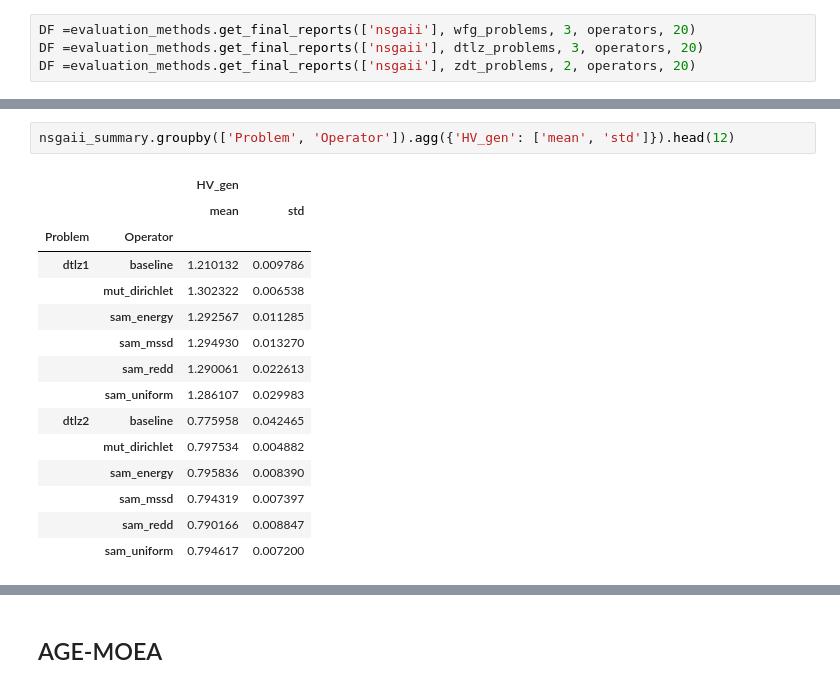
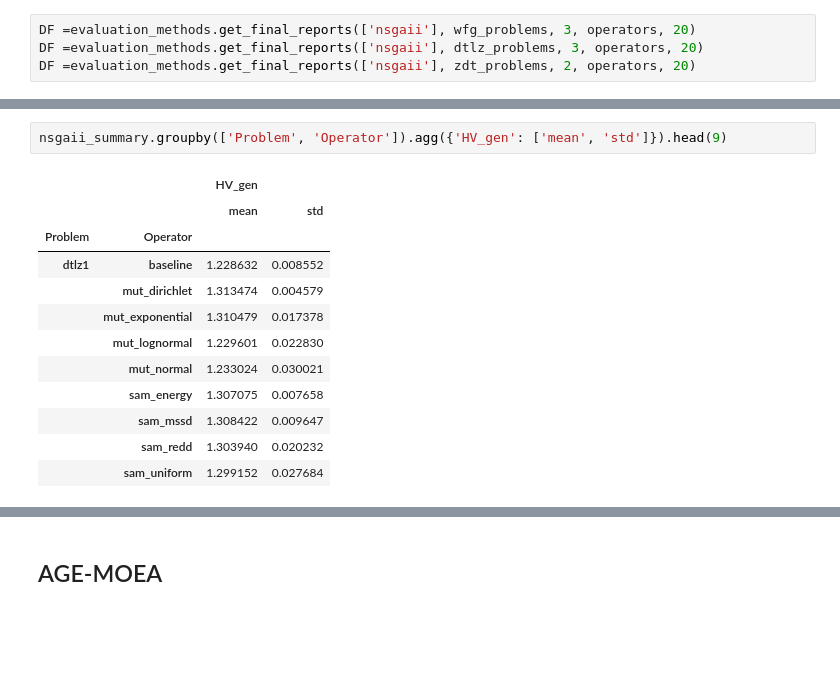
Before and after one commit to yeudiellm/MO-TEST-EA-SIMPLEX, a Jupyter notebook: test_optimize.ipynb, the cells around one changed output, grey strips where cells are left out. Saved outputs shown, nothing was run; the diff lists cells and outputs as text; blank space fills up the shorter version.

```diff
--- a/test_optimize.ipynb
+++ b/test_optimize.ipynb
@@ -45,21 +46,18 @@ nsgaii_summary
 # %%
-nsgaii_summary.groupby(['Problem', 'Operator']).agg({'HV_gen': ['mean', 'std']}).head(12)
+nsgaii_summary.groupby(['Problem', 'Operator']).agg({'HV_gen': ['mean', 'std']}).head(9)
 # %% [output]
 |  |  | HV_gen |  |
 |  |  | mean | std |
 | Problem | Operator |  |  |
-| dtlz1 | baseline | 1.210132 | 0.009786 |
-|  | mut_dirichlet | 1.302322 | 0.006538 |
-|  | sam_energy | 1.292567 | 0.011285 |
-|  | sam_mssd | 1.294930 | 0.013270 |
-|  | sam_redd | 1.290061 | 0.022613 |
-|  | sam_uniform | 1.286107 | 0.029983 |
-| dtlz2 | baseline | 0.775958 | 0.042465 |
-|  | mut_dirichlet | 0.797534 | 0.004882 |
-|  | sam_energy | 0.795836 | 0.008390 |
-|  | sam_mssd | 0.794319 | 0.007397 |
-|  | sam_redd | 0.790166 | 0.008847 |
-|  | sam_uniform | 0.794617 | 0.007200 |
+| dtlz1 | baseline | 1.228632 | 0.008552 |
+|  | mut_dirichlet | 1.313474 | 0.004579 |
+|  | mut_exponential | 1.310479 | 0.017378 |
+|  | mut_lognormal | 1.229601 | 0.022830 |
+|  | mut_normal | 1.233024 | 0.030021 |
+|  | sam_energy | 1.307075 | 0.007658 |
+|  | sam_mssd | 1.308422 | 0.009647 |
+|  | sam_redd | 1.303940 | 0.020232 |
+|  | sam_uniform | 1.299152 | 0.027684 |
 # %%
 SS = evaluation_methods.conteo_winners('nsgaii', problems, ['baseline', 'sam_energy', 'sam_uniform','sam_mssd','sam_redd'])
 n = 5
```
Also changed, not shown: parts of 10 cells of this notebook, 47 other files.
